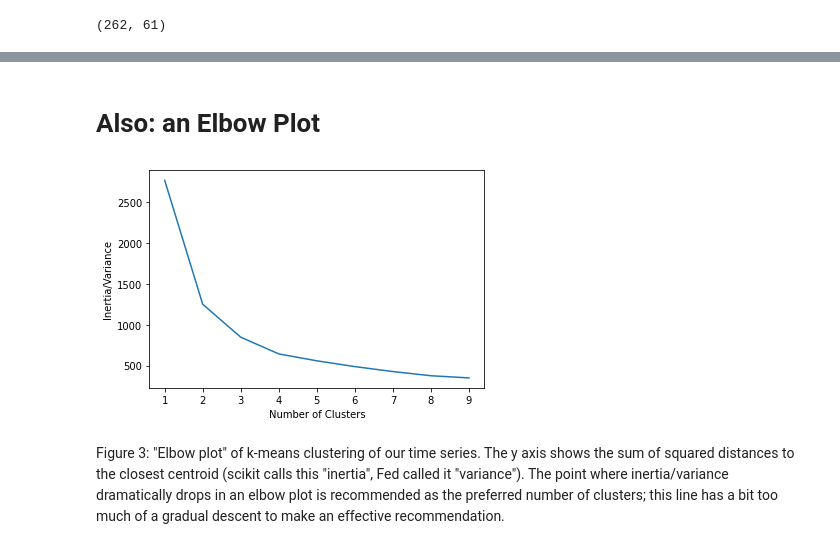
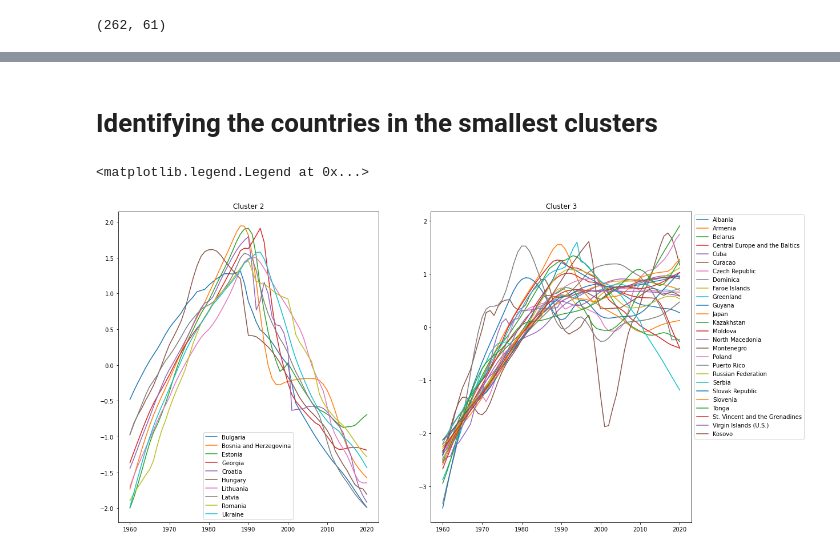
Before and after one commit to lifewinning/MLTSA22_IBurrington, a Jupyter notebook: HW5/timeSeriesClustering.ipynb, the cells around one changed output, grey strips where cells are left out. Saved outputs shown, nothing was run; the diff lists cells and outputs as text; code cells hidden in the pictures.

```diff
--- a/HW5/timeSeriesClustering.ipynb
+++ b/HW5/timeSeriesClustering.ipynb
@@ -145,4 +160,0 @@ Figure 2: Results of using k-means clustering on the standardized data seen in F
-# %%
-print("Countries in Each Cluster:\n")
-for i in range(4):
-  print("cluster {0}:\n {1} \n".format(i+1, pop_df_clean.loc[c[1] == i].index.values))
@@ -167,16 +161,20 @@ cluster 2:
-# %% [markdown]
-# Also: an Elbow Plot
-# %%
-# not sure if this is "variance" or "inertia"--slides use variance, sklearn docs say inertia, I think it's the same thing?
-inertia = []
-for i in range(1,10):
-  cl = cluster.k_means(pop_standard, i)
-  inertia.append(cl[2])
-
-pl.plot(range(1,10), inertia)
-pl.xlabel("Number of Clusters")
-pl.ylabel("Inertia/Variance");
-# %% [output]
-[figure, removed]
-# %% [markdown]
-Figure 3: "Elbow plot" of k-means clustering of our time series. The y axis shows the sum of squared distances to the closest centroid (scikit calls this "inertia", Fed called it "variance"). The point where inertia/variance dramatically drops in an elbow plot is recommended as the preferred number of clusters; this line has a bit too much of a gradual descent to make an effective recommendation.
+# %% [markdown]
+# Identifying the countries in the smallest clusters
+# %%
+fig,ax = pl.subplots(1,2, figsize=(18,10))
+
+ax[0].set_title("Cluster 2")
+ax[0].set_xticks(range(0,70,10))
+ax[0].set_xticklabels(["%d"%i for i in range(1960, 2030, 10)]);
+ax[0].plot(pop_standard[c[1] == 1 ].T);
+ax[0].legend(labels=pop_df_clean.loc[c[1] == 1].index)
+
+ax[1].set_title("Cluster 3")
+ax[1].set_xticks(range(0,70,10))
+ax[1].set_xticklabels(["%d"%i for i in range(1960, 2030, 10)]);
+ax[1].plot(pop_standard[c[1] == 2 ].T);
+# placing legend method via https://www.delftstack.com/howto/matplotlib/how-to-place-legend-outside-of-the-plot-in-matplotlib/
+ax[1].legend(labels=pop_df_clean.loc[c[1] == 2].index, bbox_to_anchor=(1.0, 1.0), loc='upper left')
+# %% [output]
+<matplotlib.legend.Legend at 0x...>
+[figure, added]
```
Also changed, not shown: parts of 13 cells of this notebook.
